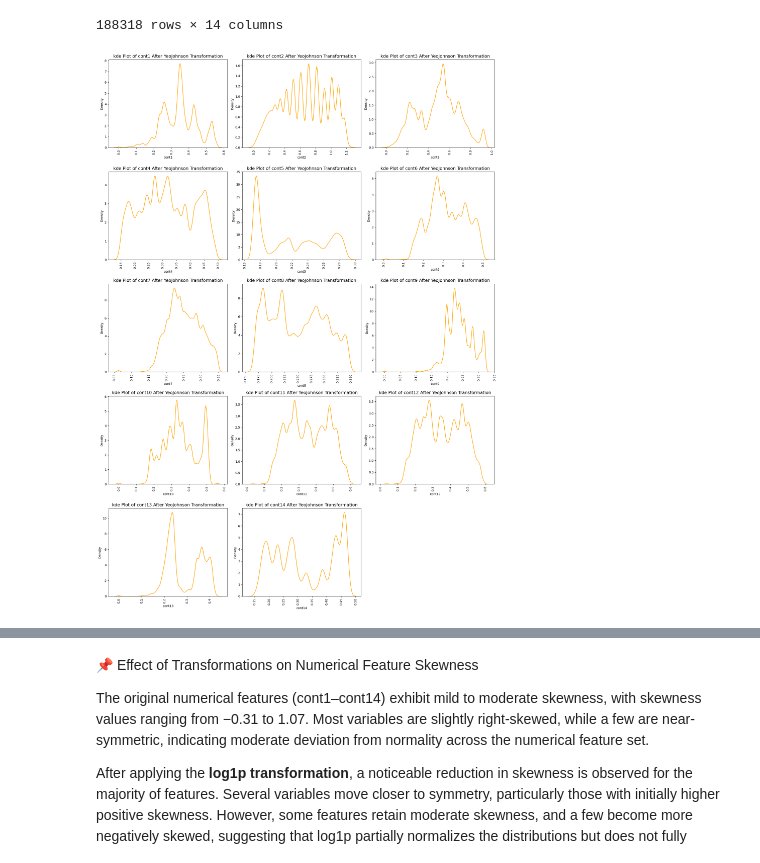
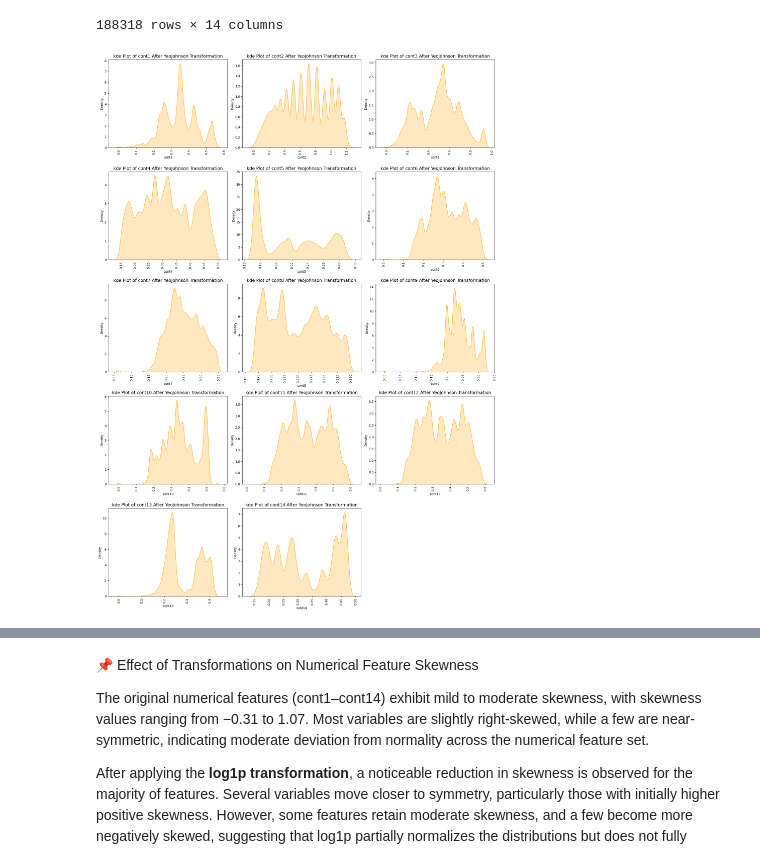
Before and after one commit to Aryan-Kaisth/Tail_Risk_Modeling_of_Insurance_Claim_Severity, a Jupyter notebook: notebooks/feature_engineering.ipynb, the cells around one changed output, grey strips where cells are left out. Cells and saved outputs as stored; diff of their text form; code cells hidden in the pictures.

```diff
--- a/notebooks/feature_engineering.ipynb
+++ b/notebooks/feature_engineering.ipynb
@@ -92,6 +76,8 @@ df[num_cols].head(5)
 | 3 | 0.321594 | 0.555782 | 0.527991 | 0.373816 | 0.422268 | 0.440945 | 0.391128 | 0.31796 | 0.32128 | 0.44467 | 0.327915 | ... |
 | 4 | 0.273204 | 0.159990 | 0.527991 | 0.473202 | 0.704268 | 0.178193 | 0.247408 | 0.24564 | 0.22089 | 0.21230 | 0.204687 | ... |
 # %%
+# Kdeplot for numerical features
+
 n_cols = 3
 n_rows = math.ceil(len(num_cols)/n_cols)
 fig, axes = plt.subplots(n_rows, n_cols, figsize=(18, 5 * n_rows))
@@ -100,7 +86,8 @@ for ax, col in zip(axes, num_cols):
     sns.kdeplot(
         x=df[col],
         color="orange",
-        ax=ax
+        ax=ax,
+        fill=True
     )
     ax.set_title(f"kde Plot of {col}", fontsize=14)
     ax.set_xlabel(col)
@@ -152,13 +140,16 @@ log1p_df
 | 188317 | 0.645674 | 0.482923 | 0.365089 | 0.599701 | 0.247753 | 0.612242 | 0.427258 | 0.678658 | 0.659502 | 0.608754 | 0.658657 | ... |
 188318 rows × 14 columns
 # %%
+# Kdeplot for numerical features after Log1p transformation
+
 fig, axes = plt.subplots(n_rows, n_cols, figsize=(18, 5 * n_rows))
 axes = axes.flatten()
 for ax, col in zip(axes, num_cols):
     sns.kdeplot(
         x=log1p_df[col],
         color="orange",
-        ax=ax
+        ax=ax,
+        fill=True
     )
     ax.set_title(f"kde Plot of {col} After Log1p Transformation", fontsize=14)
     ax.set_xlabel(col)
@@ -210,24 +202,27 @@ yeo_johnson_df
 | 188317 | 0.536671 | 0.814467 | 0.435233 | 0.451890 | 0.174549 | 0.463166 | 0.272947 | 0.344301 | 0.316765 | 0.506728 | 0.572267 | ... |
 188318 rows × 14 columns
 # %%
+# Kdeplot for numerical features after YeoJohnson transformation
+
 fig, axes = plt.subplots(n_rows, n_cols, figsize=(18, 5 * n_rows))
 axes = axes.flatten()
 for ax, col in zip(axes, num_cols):
     sns.kdeplot(
         x=yeo_johnson_df[col],
         color="orange",
-        ax=ax
+        ax=ax,
+        fill=True
     )
     ax.set_title(f"kde Plot of {col} After YeoJohnson Transformation", fontsize=14)
     ax.set_xlabel(col)
     ax.tick_params(axis="x", rotation=90)
 
 # Remove unused subplots
 for ax in axes[len(num_cols):]:
     ax.remove()
 
 plt.tight_layout()
 plt.show()
 # %% [output]
-[figure, old version]
+[figure, new version]
 # %%
```
Also changed, not shown: parts of 50 cells of this notebook, 1 other file.
